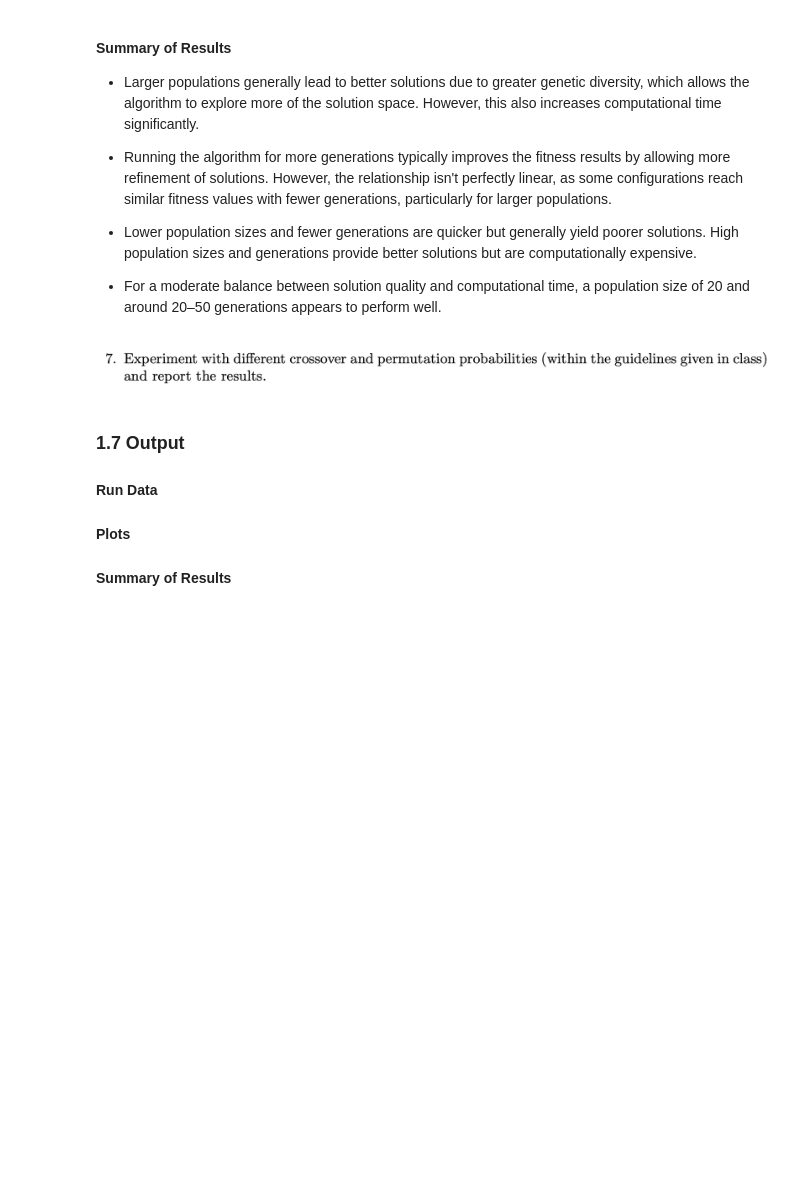
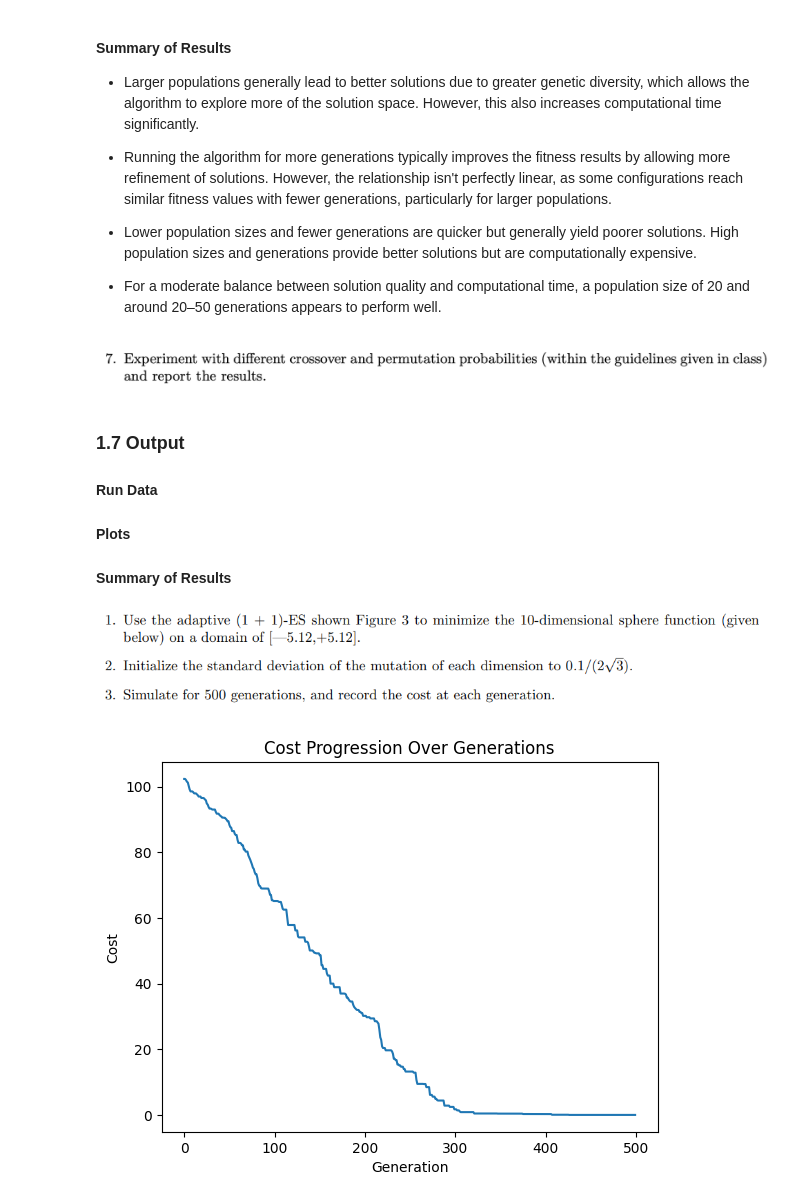
Before and after one commit to loganhartford/ece457a_a3, a Jupyter notebook: assignemnt3.ipynb, the cells around one changed output. Cells and saved outputs as stored; diff of their text form; code cells hidden in the pictures; blank space fills up the shorter version.

```diff
--- a/assignemnt3.ipynb
+++ b/assignemnt3.ipynb
@@ -273,3 +273,10 @@ plot_results(best_fitness_per_generation)
 #### Plots
 
 #### Summary of Results
+# %% [markdown]
+![image.png](attachment:image.png)
+# %%
+import numpy as np
+
+def sphere_function(x):
+    return np.sum(x ** 2)
@@ -275,0 +316,18 @@ plot_results(best_fitness_per_generation)
+# %%
+num_dimensions = 10
+num_generations = 500
+initial_sigma = 0.1 / (2 * np.sqrt(3))
+bounds = (-5.12, 5.12)
+c = 0.817
+
+cost_history = evolution_strategy(num_dimensions, num_generations, initial_sigma, bounds, c)
+
+import matplotlib.pyplot as plt
+
+plt.plot(cost_history)
+plt.xlabel("Generation")
+plt.ylabel("Cost")
+plt.title("Cost Progression Over Generations")
+plt.show()
+# %% [output]
+[figure, added]
```
Also changed, not shown: parts of 1 cell of this notebook.
